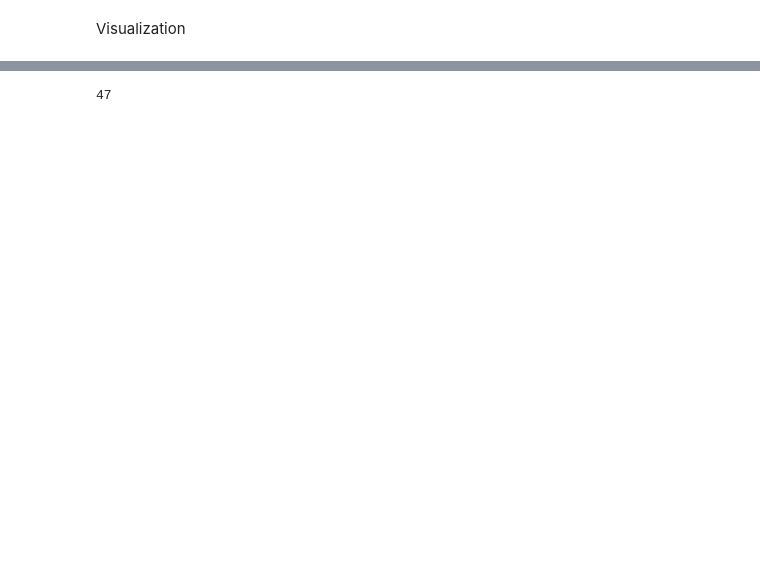
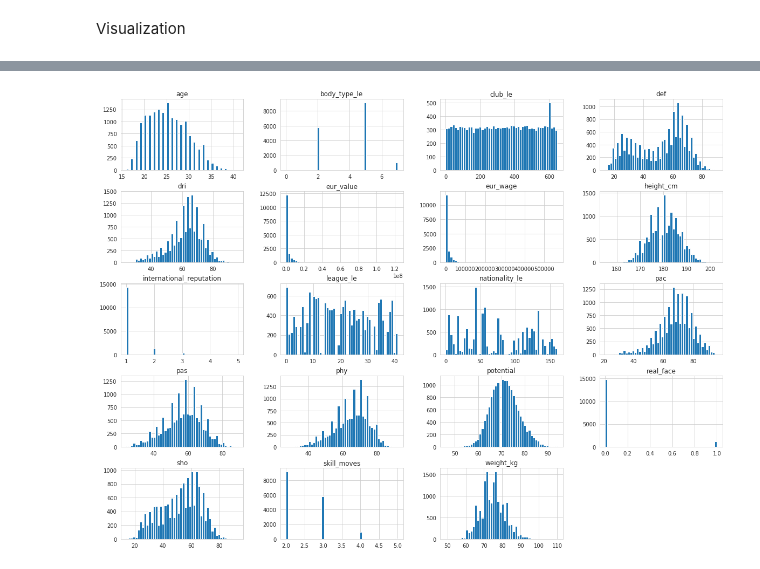
Before and after one commit to vibhavagarwal5/FIFA_Rating, a Jupyter notebook: fifa.ipynb, the cells around one changed output, grey strips where cells are left out. Drawn from its saved outputs; the diff is of its cells as text; code cells hidden in the pictures; blank space fills up the shorter version.

```diff
--- a/fifa.ipynb
+++ b/fifa.ipynb
@@ -207,7 +213,7 @@ Linear Regression
 # %%
 train, test = train_test_split(data_3, test_size=0.3, random_state=3, shuffle=True)
 # %%
-features = ["club_le", "age", "league_le", "height_cm", "weight_kg", "body_type_le", "real_face", "nationality_le", "eur_value", "eur_wage", "potential", "pac", "sho", "pas", "dri", "def", "phy", "international_reputation", "skill_moves"]
+features = ["club_le", "real_face", "age", "league_le", "height_cm", "weight_kg", "body_type_le", "nationality_le", "eur_value", "eur_wage", "potential", "pac", "sho", "pas", "dri", "def", "phy", "international_reputation", "skill_moves"]
 # %%
 ytrain_ = train['overall']
 Xtrain_ = train[features]
@@ -474,4 +480,5 @@ plt.show()
-# %%
-data_2.age.max()
-# %% [output]
-47
+# %%
+data_2[features].hist(bins=50, figsize=(20,15))
+plt.show()
+# %% [output]
+[figure, added]
```
Also changed, not shown: parts of 22 cells of this notebook.
